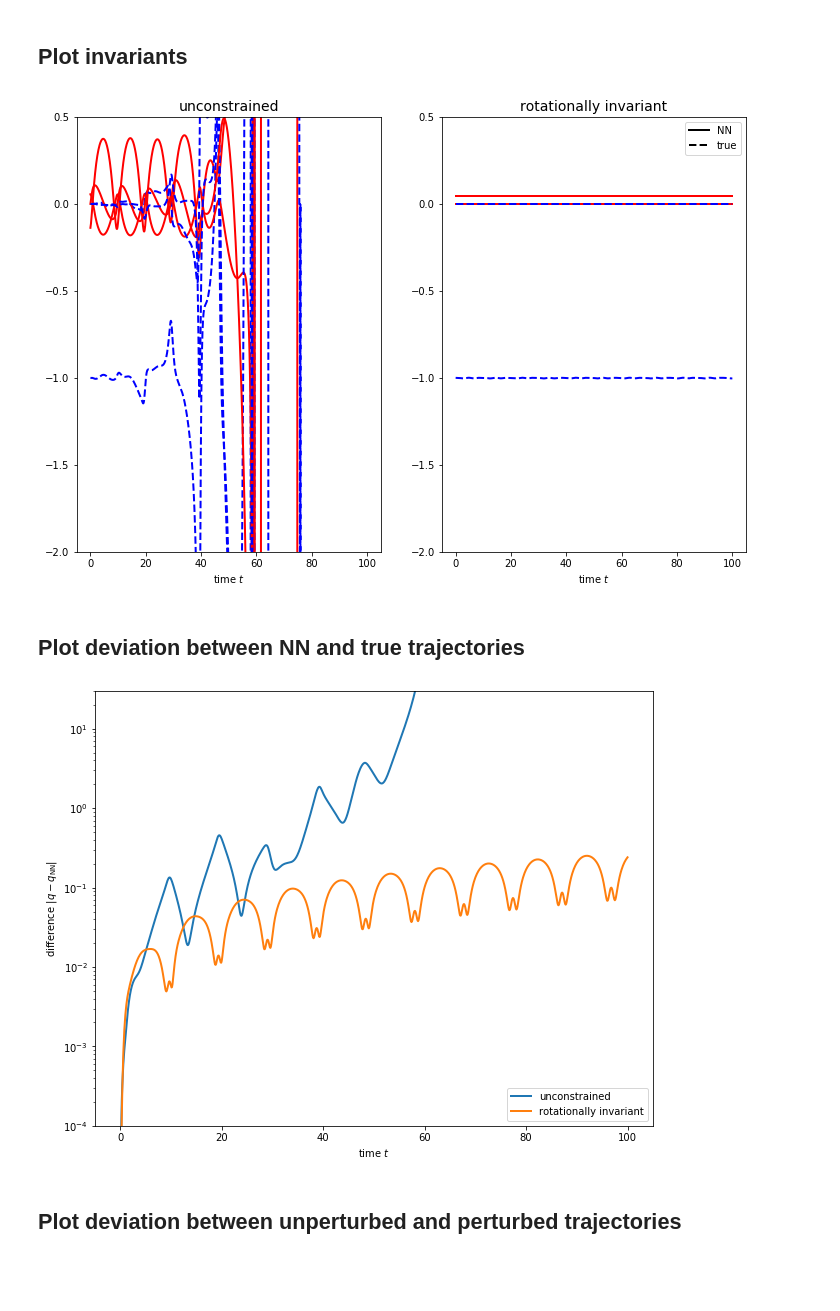
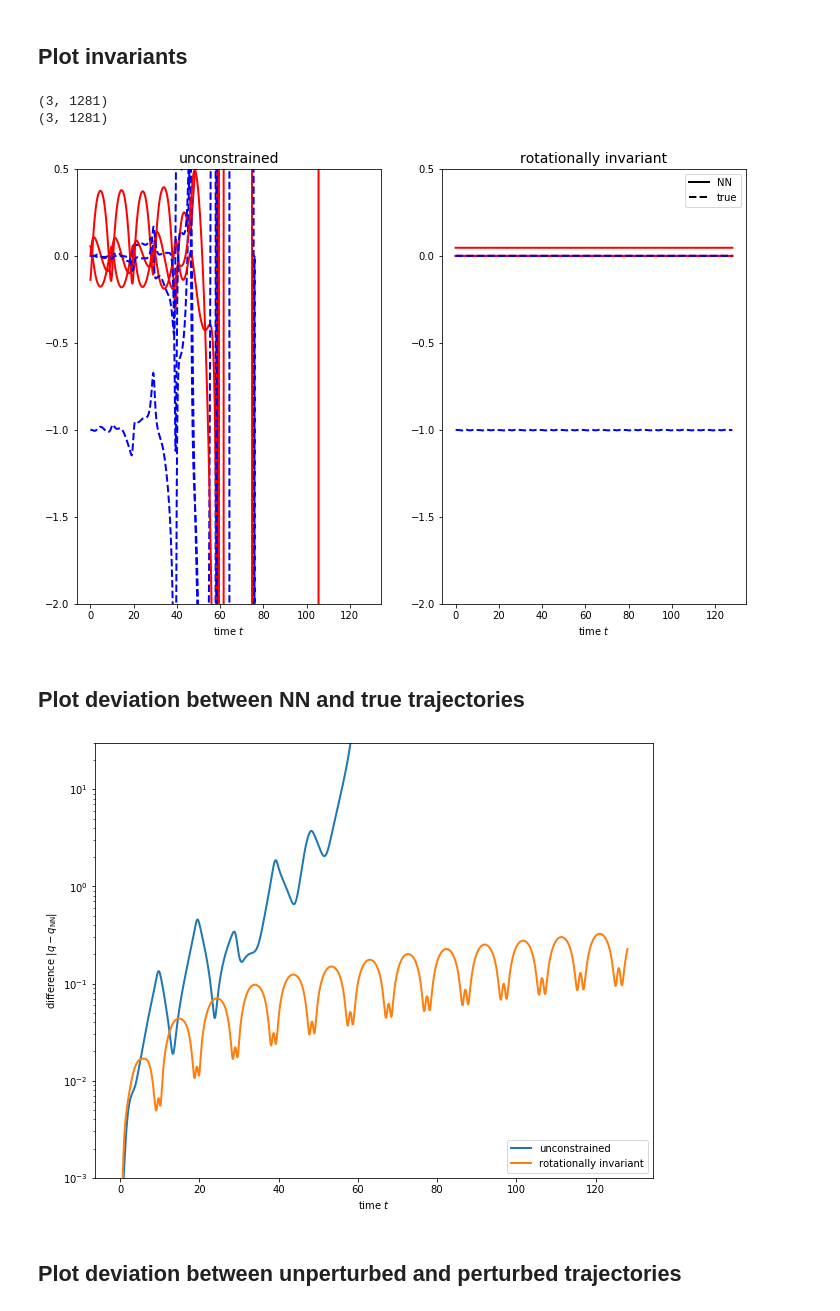
Before and after one commit to eikehmueller/mlconservation_code, a Jupyter notebook: src/EvaluateKeplerModel.ipynb, the cells around one changed output. Cells and saved outputs as stored; diff of their text form; code cells hidden in the pictures; blank space fills up the shorter version.

Commit message:
Re-ran experiments with smaller perturbation

```diff
--- a/src/EvaluateKeplerModel.ipynb
+++ b/src/EvaluateKeplerModel.ipynb
@@ -26,7 +26,7 @@ The autoreload extension is already loaded. To reload it, use:
 # %%
 dt = 0.1
 # final time
-t_final = 100.0
+t_final = 128.0
 dim = 3
 # Dynamical system for exact integration
 
@@ -42,7 +42,7 @@ kepler_solution = KeplerSolution(
     angular_momentum=angular_momentum,
 )
 initializer = KeplerInitializer(kepler_solution)
-perturbed_initializer = KeplerInitializer(kepler_solution,perturbation=0.01)
+perturbed_initializer = KeplerInitializer(kepler_solution,perturbation=1.E-3)
 
 dynamical_system = KeplerSystem(mass, alpha)
 
@@ -147,6 +147,7 @@ fig, axs = plt.subplots(1, 2, figsize=(12,8))
 for row in [0,1]:
     model_label = model_label_list[row]
     invariant = monitors_nn[model_label][1].data
+    print (invariant.shape)
     invariant_true = monitors_nn[model_label][2].data
     ax = axs[row]
     # Plot angular momentum
@@ -163,31 +164,33 @@ for row in [0,1]:
 
 plt.show()
 # %% [output]
+(3, 1281)
+(3, 1281)
-[figure, old version]
+[figure, new version]
 # %% [markdown]
 ## Plot deviation between NN and true trajectories
 # %%
 model_label_list = ["","rot"]
 
 label = {"":"unconstrained",
          "rot":"rotationally invariant"}
 
 plt.figure(figsize=(10,8))
 plt.gca()
 ax = plt.gca()
 ax.set_yscale("log")
-ax.set_ylim(1.E-4,30)
+ax.set_ylim(1.E-3,30)
 for model_label in model_label_list:
     q_all = monitors[model_label][0].data
     q_all_nn = monitors_nn[model_label][0].data
     dq = np.linalg.norm(q_all_nn[:,:]-q_all[:,:],axis=0)
     plt.plot(trajectory_generator_nn.t,dq,linewidth=2,label=label[model_label])
 ax.set_xlabel("time $t$")
 ax.set_ylabel(r"difference $|q-q_{\operatorname{NN}}|$")
 plt.legend(loc="lower right")
 plt.show()
 # %% [output]
-[figure, old version]
+[figure, new version]
 # %% [markdown]
 ## Plot deviation between unperturbed and perturbed trajectories
 # %%
```
Also changed, not shown: parts of 2 cells of this notebook.
